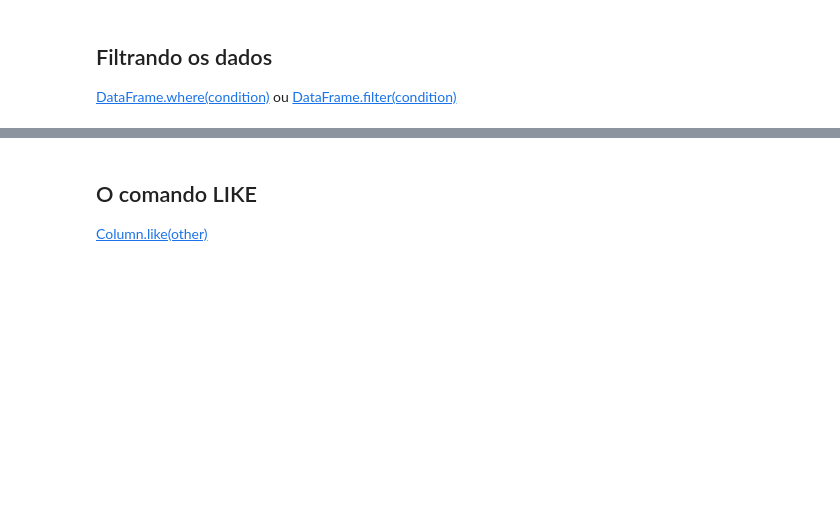
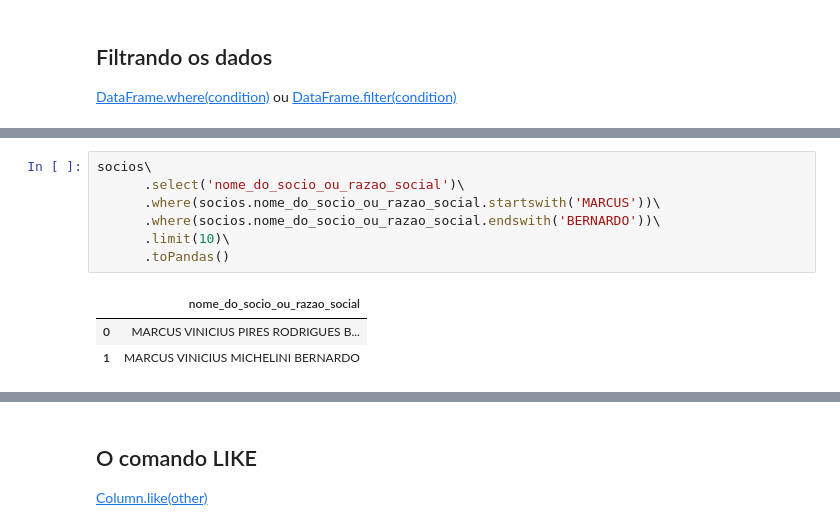
Before and after one commit to Marcus-Bernard0/data_science_alura, a Jupyter notebook: 23 - Spark/aula0_projeto_spark.ipynb, the cells around one changed output, grey strips where cells are left out. Cells and saved outputs as stored; diff of their text form; blank space fills up the shorter version.

```diff
--- a/23 - Spark/aula0_projeto_spark.ipynb
+++ b/23 - Spark/aula0_projeto_spark.ipynb
@@ -946,0 +1045,11 @@ socios.na.fill('-').limit(5).toPandas()
+# %%
+socios\
+      .select('nome_do_socio_ou_razao_social')\
+      .where(socios.nome_do_socio_ou_razao_social.startswith('MARCUS'))\
+      .where(socios.nome_do_socio_ou_razao_social.endswith('BERNARDO'))\
+      .limit(10)\
+      .toPandas()
+# %% [output]
+|  | nome_do_socio_ou_razao_social |
+| 0 | MARCUS VINICIUS PIRES RODRIGUES B... |
+| 1 | MARCUS VINICIUS MICHELINI BERNARDO |
```
Also changed, not shown: parts of 29 cells of this notebook.
